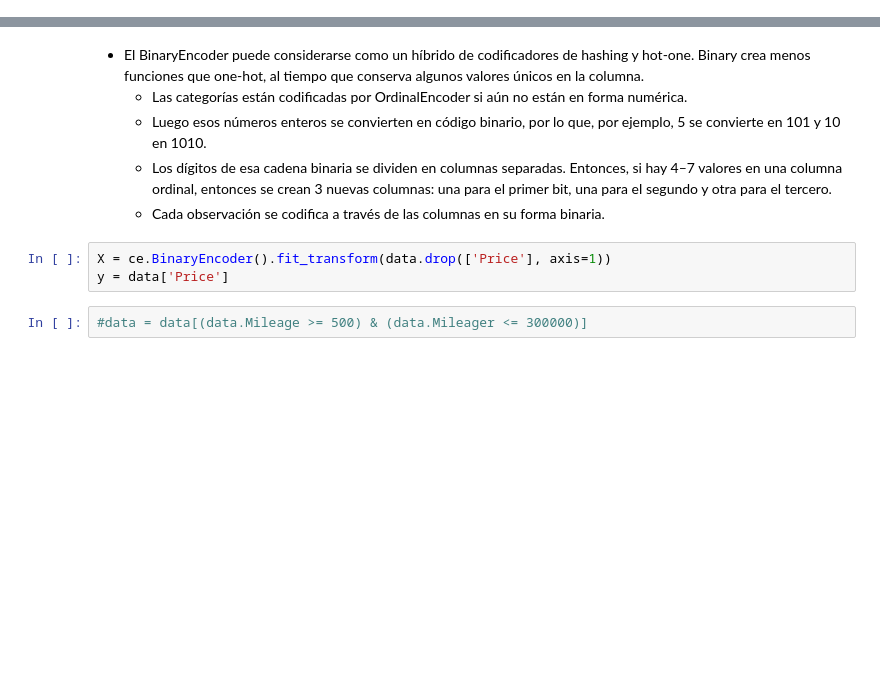
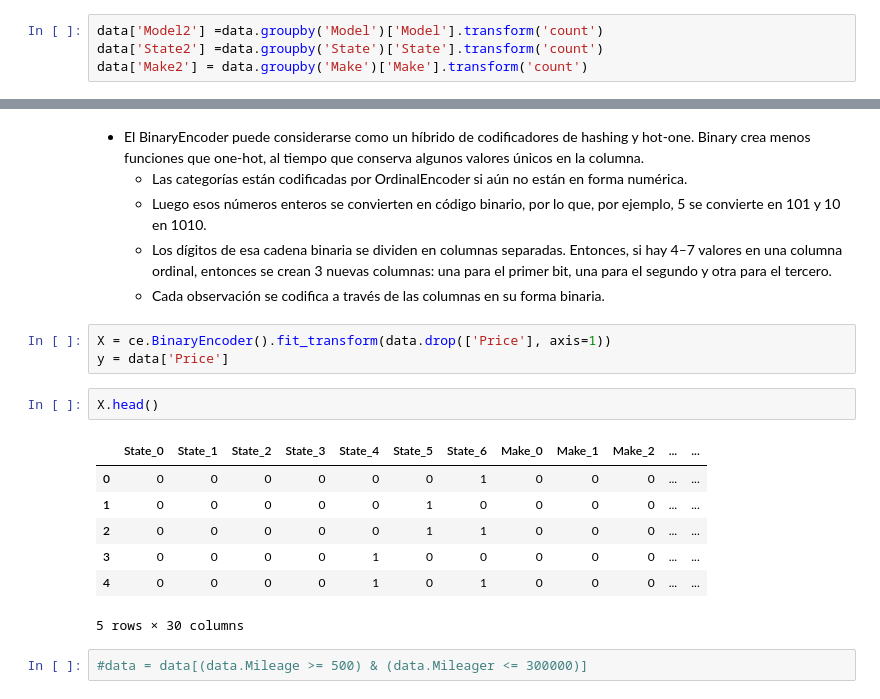
Before and after one commit to amosqueraf/ML, a Jupyter notebook: PROJECT_1.ipynb, the cells around one changed output, grey strips where cells are left out. Saved outputs shown, nothing was run; the diff lists cells and outputs as text; blank space fills up the shorter version.

```diff
--- a/PROJECT_1.ipynb
+++ b/PROJECT_1.ipynb
@@ -328,0 +329,4 @@ La gráfica anterior muestra que incluso con una marca específica, puede haber
+# %%
+data['Model2'] =data.groupby('Model')['Model'].transform('count')
+data['State2'] =data.groupby('State')['State'].transform('count')
+data['Make2'] = data.groupby('Make')['Make'].transform('count')
@@ -337,6 +350,16 @@ La gráfica anterior muestra que incluso con una marca específica, puede haber
 # %%
 X = ce.BinaryEncoder().fit_transform(data.drop(['Price'], axis=1))
 y = data['Price']
+# %%
+X.head()
+# %% [output]
+|  | State_0 | State_1 | State_2 | State_3 | State_4 | State_5 | State_6 | Make_0 | Make_1 | Make_2 | ... | ... |
+| 0 | 0 | 0 | 0 | 0 | 0 | 0 | 1 | 0 | 0 | 0 | ... | ... |
+| 1 | 0 | 0 | 0 | 0 | 0 | 1 | 0 | 0 | 0 | 0 | ... | ... |
+| 2 | 0 | 0 | 0 | 0 | 0 | 1 | 1 | 0 | 0 | 0 | ... | ... |
+| 3 | 0 | 0 | 0 | 0 | 1 | 0 | 0 | 0 | 0 | 0 | ... | ... |
+| 4 | 0 | 0 | 0 | 0 | 1 | 0 | 1 | 0 | 0 | 0 | ... | ... |
+5 rows × 30 columns
 # %%
 #data = data[(data.Mileage >= 500) & (data.Mileager <= 300000)]
 # %% [markdown]
```
Also changed, not shown: parts of 7 cells of this notebook.
